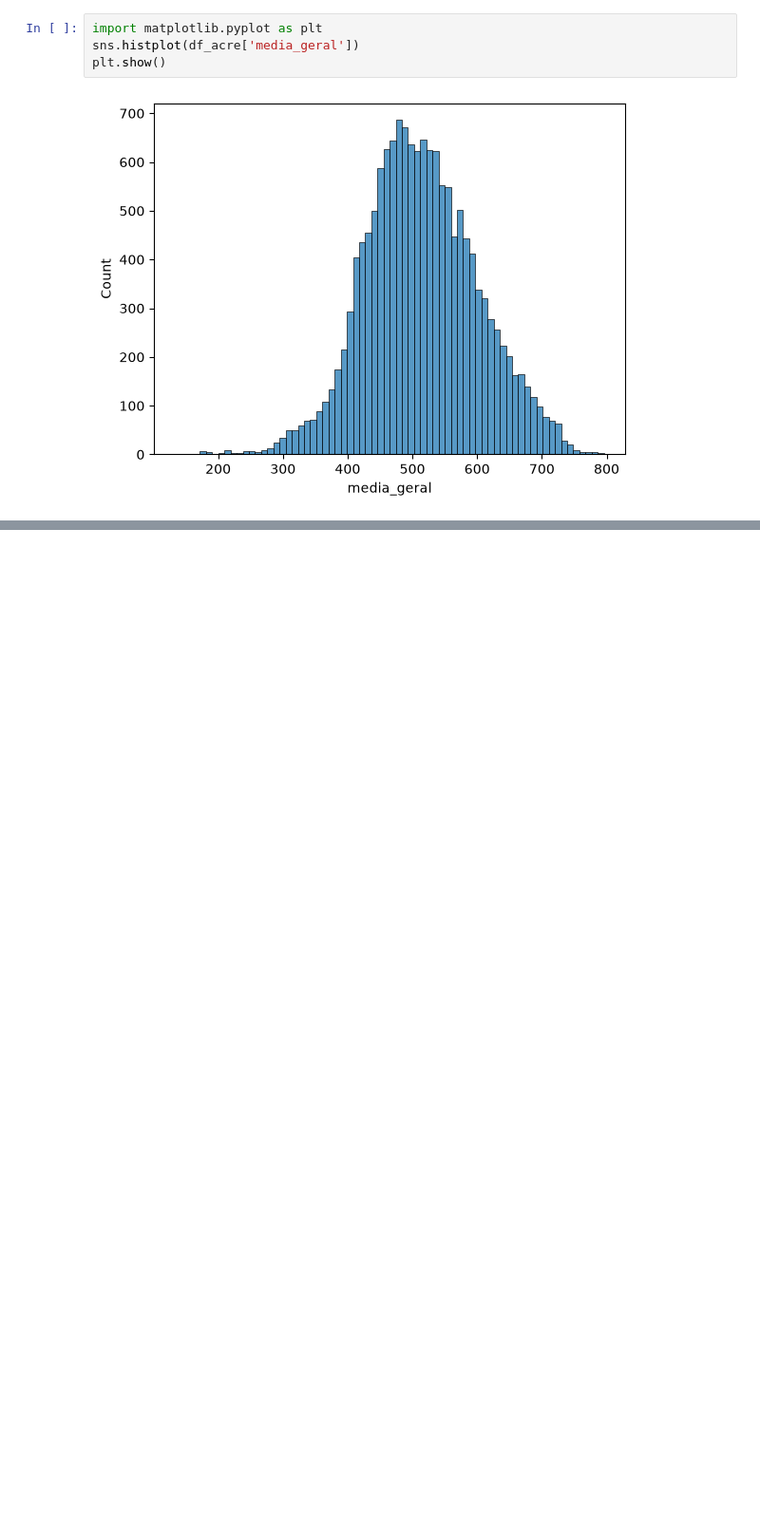
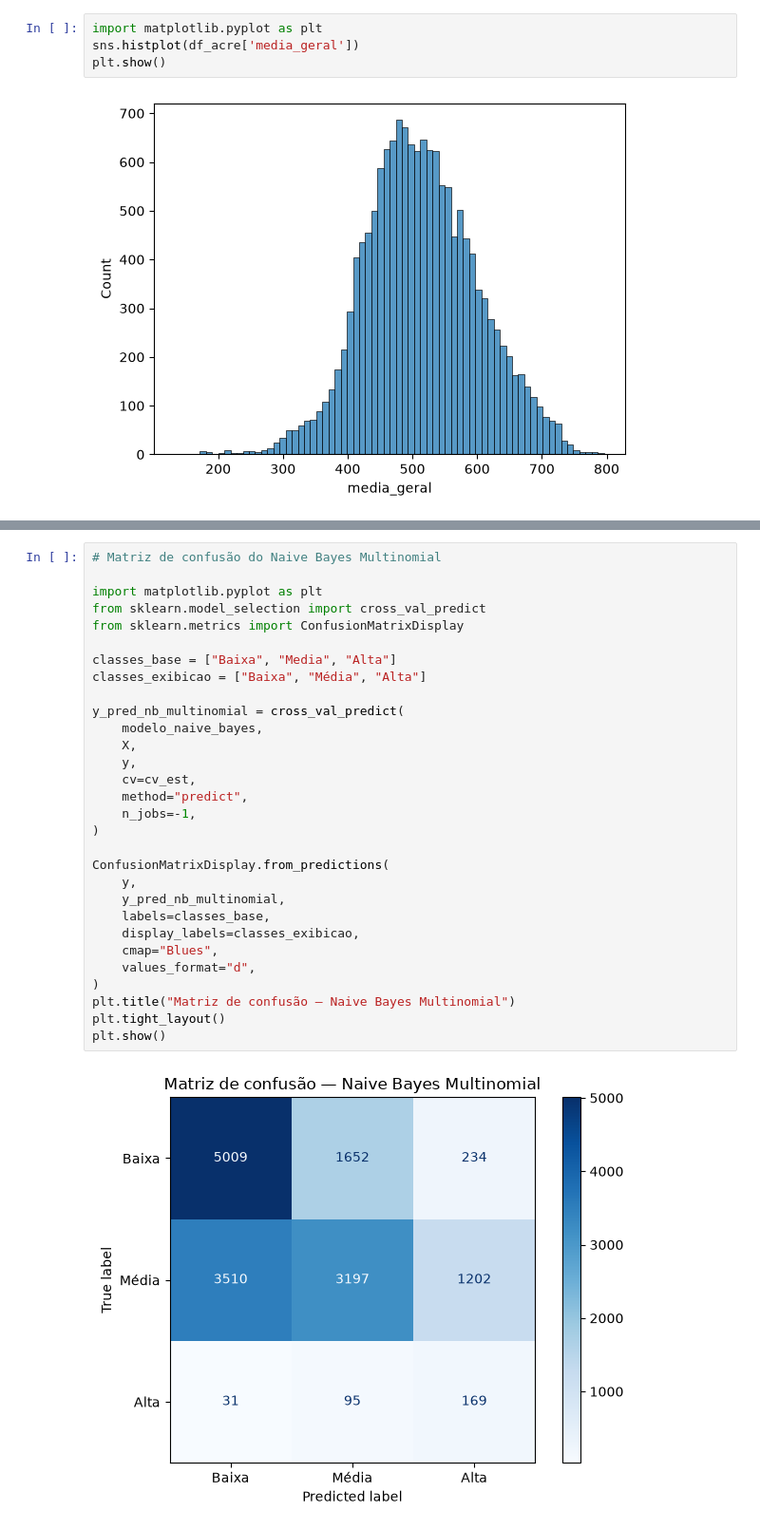
Before and after one commit to mvs105/TESI1-2026.1, a Jupyter notebook: regressao_enem_acre.ipynb, the cells around one changed output, grey strips where cells are left out. Shown at 95% size. Saved outputs shown, nothing was run; the diff lists cells and outputs as text; blank space fills up the shorter version.

```diff
--- a/regressao_enem_acre.ipynb
+++ b/regressao_enem_acre.ipynb
@@ -241,0 +355,32 @@ plt.show()
+# %%
+# Matriz de confusão do Naive Bayes Multinomial
+
+import matplotlib.pyplot as plt
+from sklearn.model_selection import cross_val_predict
+from sklearn.metrics import ConfusionMatrixDisplay
+
+classes_base = ["Baixa", "Media", "Alta"]
+classes_exibicao = ["Baixa", "Média", "Alta"]
+
+y_pred_nb_multinomial = cross_val_predict(
+    modelo_naive_bayes,
+    X,
+    y,
+    cv=cv_est,
+    method="predict",
+    n_jobs=-1,
+)
+
+ConfusionMatrixDisplay.from_predictions(
+    y,
+    y_pred_nb_multinomial,
+    labels=classes_base,
+    display_labels=classes_exibicao,
+    cmap="Blues",
+    values_format="d",
+)
+plt.title("Matriz de confusão — Naive Bayes Multinomial")
+plt.tight_layout()
+plt.show()
+# %% [output]
+[figure, added]
```
Also changed, not shown: parts of 9 cells of this notebook.
